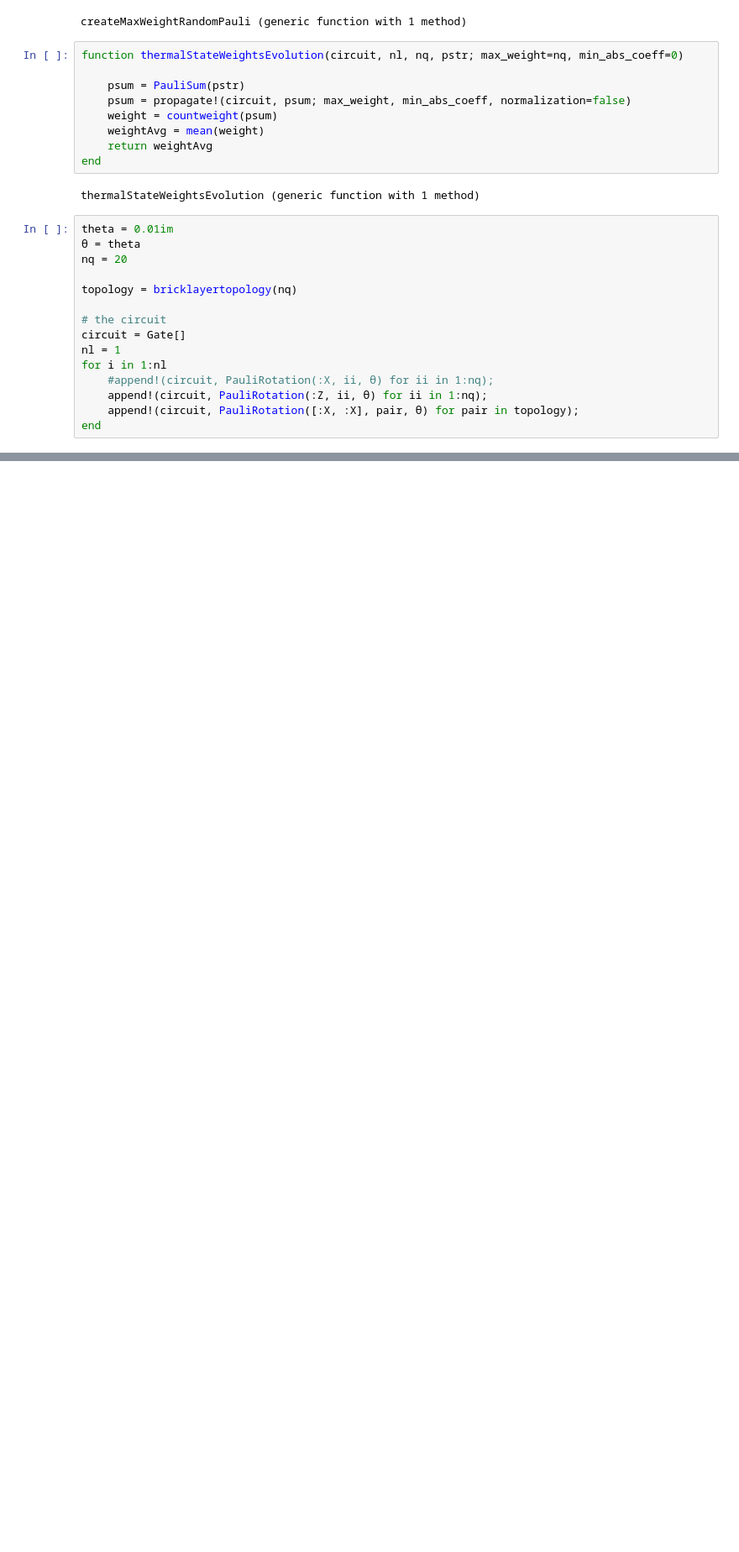
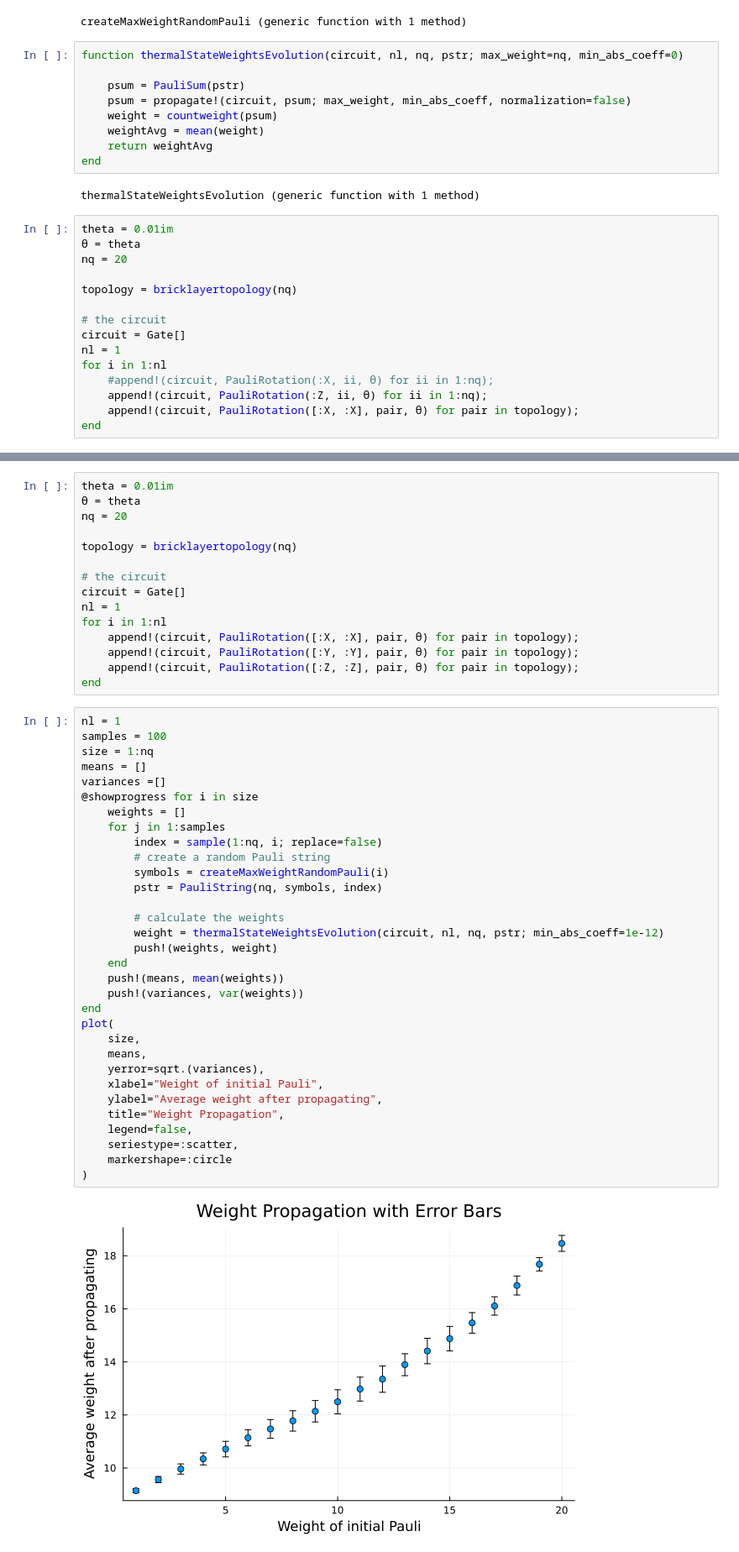
Before and after one commit to wrightjandrew/ImaginaryTimeEvolutionPauliPropagation, a Jupyter notebook: imaginaryTimeEvolution/largeWeightEvolution.ipynb, the cells around one changed output, grey strips where cells are left out. Shown at 84% size. Cells and saved outputs as stored; diff of their text form; blank space fills up the shorter version.

```diff
--- a/imaginaryTimeEvolution/largeWeightEvolution.ipynb
+++ b/imaginaryTimeEvolution/largeWeightEvolution.ipynb
@@ -134,0 +155,49 @@ println("Average weight: ", weights/samples)
+# %%
+theta = 0.01im
+θ = theta
+nq = 20
+
+topology = bricklayertopology(nq)
+
+# the circuit
+circuit = Gate[]
+nl = 1
+for i in 1:nl
+    append!(circuit, PauliRotation([:X, :X], pair, θ) for pair in topology);
+    append!(circuit, PauliRotation([:Y, :Y], pair, θ) for pair in topology);
+    append!(circuit, PauliRotation([:Z, :Z], pair, θ) for pair in topology);
+end
+# %%
+nl = 1
+samples = 100
+size = 1:nq
+means = []
+variances =[]
+@showprogress for i in size
+    weights = []
+    for j in 1:samples
+        index = sample(1:nq, i; replace=false)
+        # create a random Pauli string
+        symbols = createMaxWeightRandomPauli(i)
+        pstr = PauliString(nq, symbols, index)
+
+        # calculate the weights
+        weight = thermalStateWeightsEvolution(circuit, nl, nq, pstr; min_abs_coeff=1e-12)
+        push!(weights, weight)
+    end
+    push!(means, mean(weights))
+    push!(variances, var(weights))
+end
+plot(
+    size,
+    means,
+    yerror=sqrt.(variances),
+    xlabel="Weight of initial Pauli",
+    ylabel="Average weight after propagating",
+    title="Weight Propagation",
+    legend=false,
+    seriestype=:scatter,
+    markershape=:circle
+)
+# %% [output]
+[figure, added]
```
Also changed, not shown: parts of 2 cells of this notebook.
